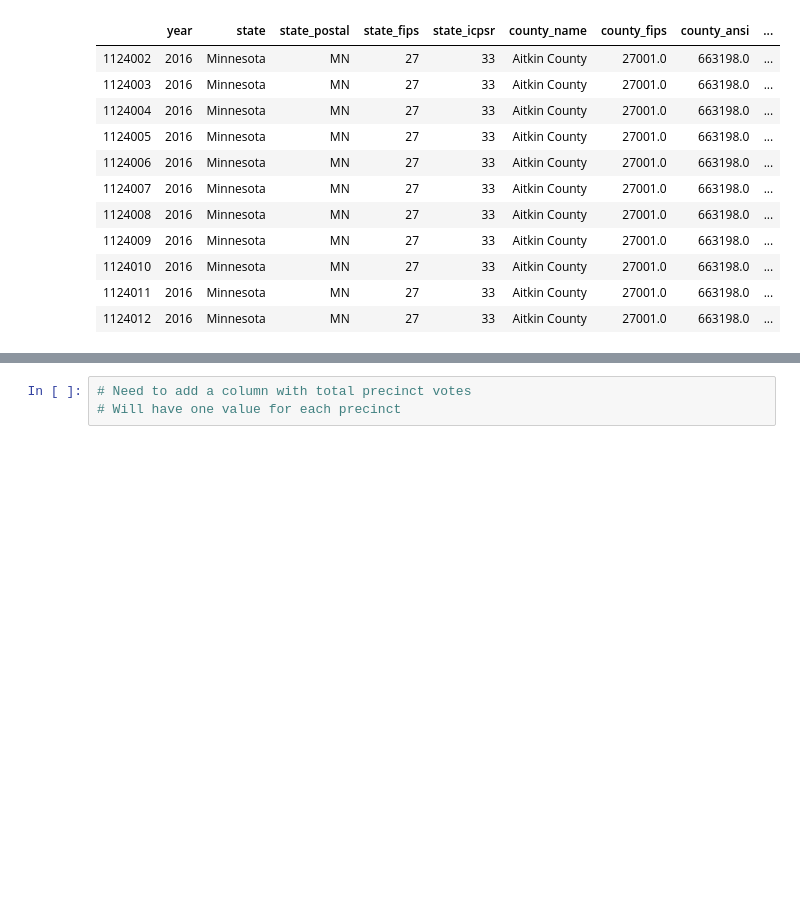
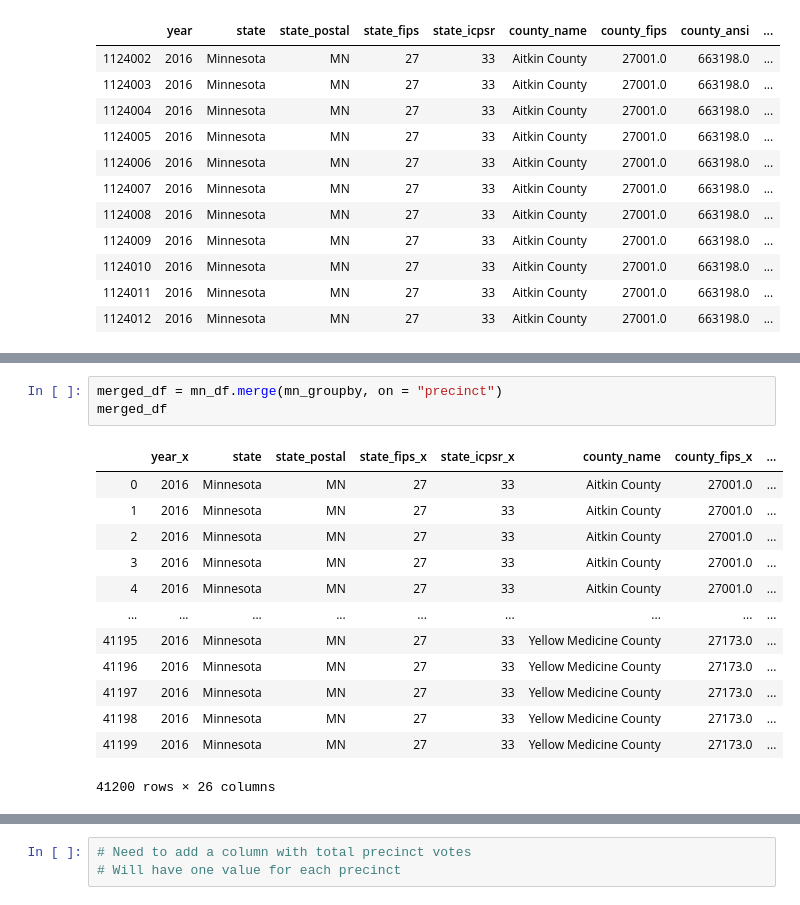
Before and after one commit to VallieTracy/Pres-Election-Partisan-Breakdown, a Jupyter notebook: precincts_main.ipynb, the cells around one changed output, grey strips where cells are left out. Saved outputs shown, nothing was run; the diff lists cells and outputs as text; blank space fills up the shorter version.

```diff
--- a/precincts_main.ipynb
+++ b/precincts_main.ipynb
@@ -60,0 +92,17 @@ mn_df.head(11)
+# %%
+merged_df = mn_df.merge(mn_groupby, on = "precinct")
+merged_df
+# %% [output]
+|  | year_x | state | state_postal | state_fips_x | state_icpsr_x | county_name | county_fips_x | ... |
+| 0 | 2016 | Minnesota | MN | 27 | 33 | Aitkin County | 27001.0 | ... |
+| 1 | 2016 | Minnesota | MN | 27 | 33 | Aitkin County | 27001.0 | ... |
+| 2 | 2016 | Minnesota | MN | 27 | 33 | Aitkin County | 27001.0 | ... |
+| 3 | 2016 | Minnesota | MN | 27 | 33 | Aitkin County | 27001.0 | ... |
+| 4 | 2016 | Minnesota | MN | 27 | 33 | Aitkin County | 27001.0 | ... |
+| ... | ... | ... | ... | ... | ... | ... | ... | ... |
+| 41195 | 2016 | Minnesota | MN | 27 | 33 | Yellow Medicine County | 27173.0 | ... |
+| 41196 | 2016 | Minnesota | MN | 27 | 33 | Yellow Medicine County | 27173.0 | ... |
+| 41197 | 2016 | Minnesota | MN | 27 | 33 | Yellow Medicine County | 27173.0 | ... |
+| 41198 | 2016 | Minnesota | MN | 27 | 33 | Yellow Medicine County | 27173.0 | ... |
+| 41199 | 2016 | Minnesota | MN | 27 | 33 | Yellow Medicine County | 27173.0 | ... |
+41200 rows × 26 columns
```
Also changed, not shown: parts of 14 cells of this notebook.
